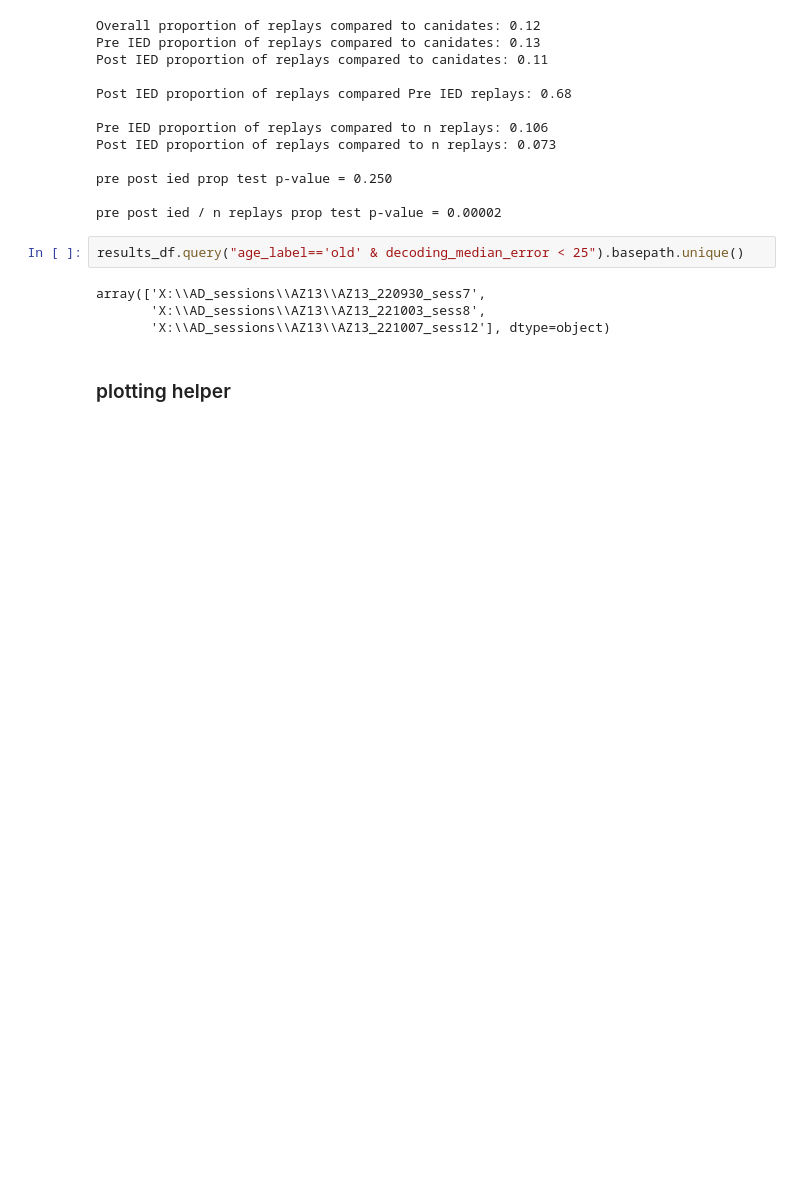
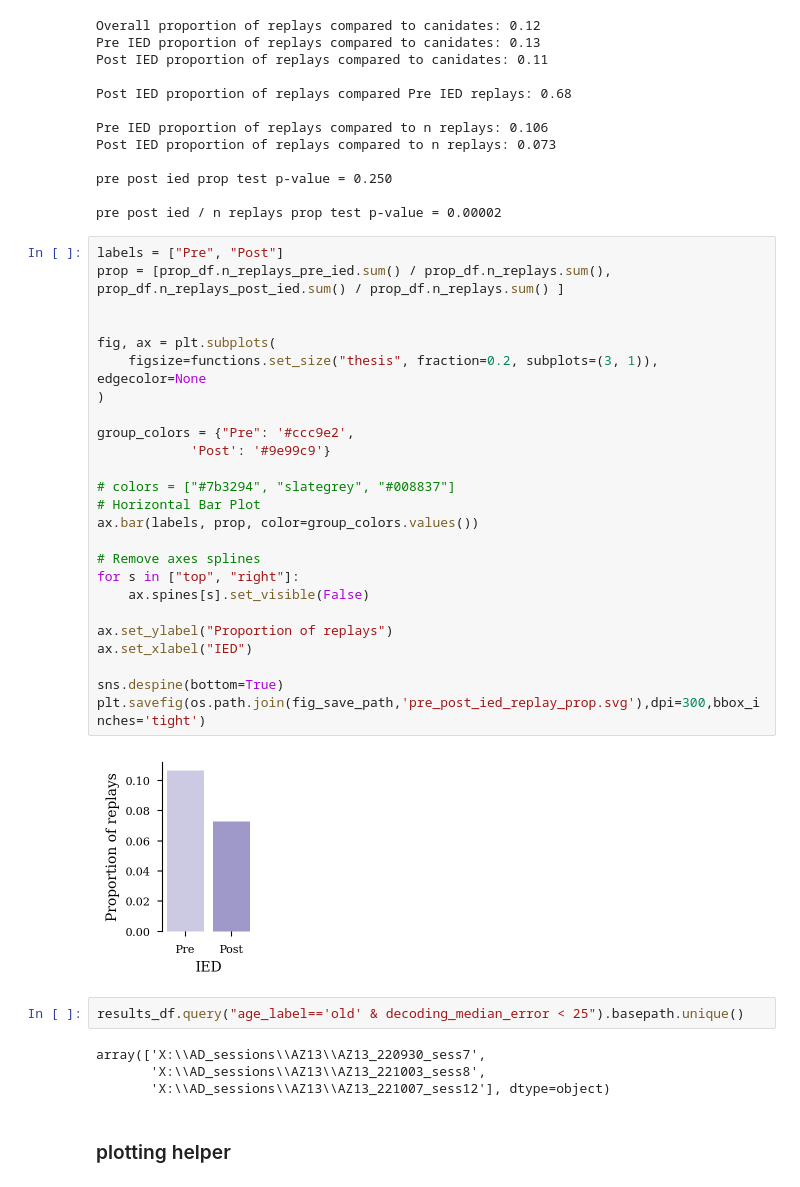
Before and after one commit to ryanharvey1/ad_ied, a Jupyter notebook: scripts/replay/replay_ied.ipynb, the cells around one changed output. Cells and saved outputs as stored; diff of their text form; blank space fills up the shorter version.

```diff
--- a/scripts/replay/replay_ied.ipynb
+++ b/scripts/replay/replay_ied.ipynb
@@ -204,6 +204,33 @@ Post IED proportion of replays compared to n replays: 0.073
 pre post ied prop test p-value = 0.250
 
 pre post ied / n replays prop test p-value = 0.00002
+# %%
+labels = ["Pre", "Post"]
+prop = [prop_df.n_replays_pre_ied.sum() / prop_df.n_replays.sum(), prop_df.n_replays_post_ied.sum() / prop_df.n_replays.sum() ]
+
+
+fig, ax = plt.subplots(
+    figsize=functions.set_size("thesis", fraction=0.2, subplots=(3, 1)), edgecolor=None
+)
+
+group_colors = {"Pre": '#ccc9e2',
+            'Post': '#9e99c9'}
+
+# colors = ["#7b3294", "slategrey", "#008837"]
+# Horizontal Bar Plot
+ax.bar(labels, prop, color=group_colors.values())
+
+# Remove axes splines
+for s in ["top", "right"]:
+    ax.spines[s].set_visible(False)
+
+ax.set_ylabel("Proportion of replays")
+ax.set_xlabel("IED")
+
+sns.despine(bottom=True)
+plt.savefig(os.path.join(fig_save_path,'pre_post_ied_replay_prop.svg'),dpi=300,bbox_inches='tight')
+# %% [output]
+[figure, added]
 # %%
 results_df.query("age_label=='old' & decoding_median_error < 25").basepath.unique()
 # %% [output]
```
Also changed, not shown: parts of 1 cell of this notebook, 2 other files.
